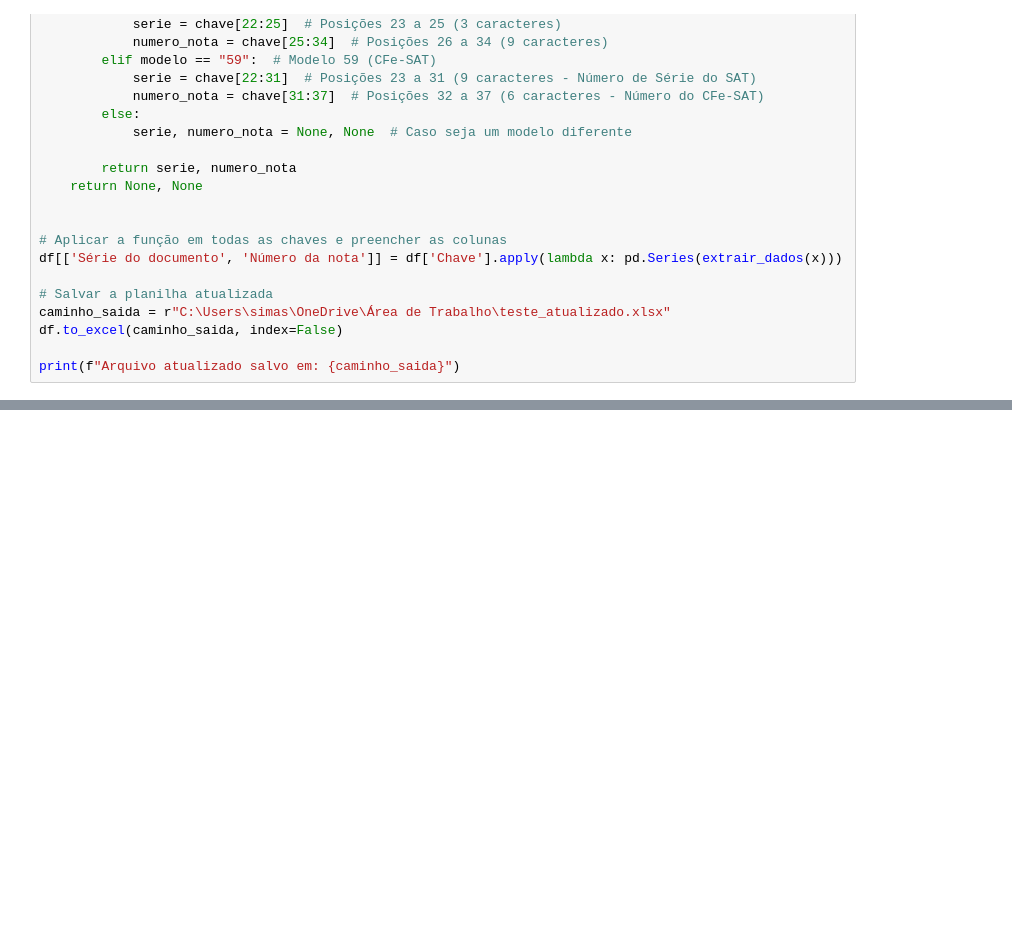
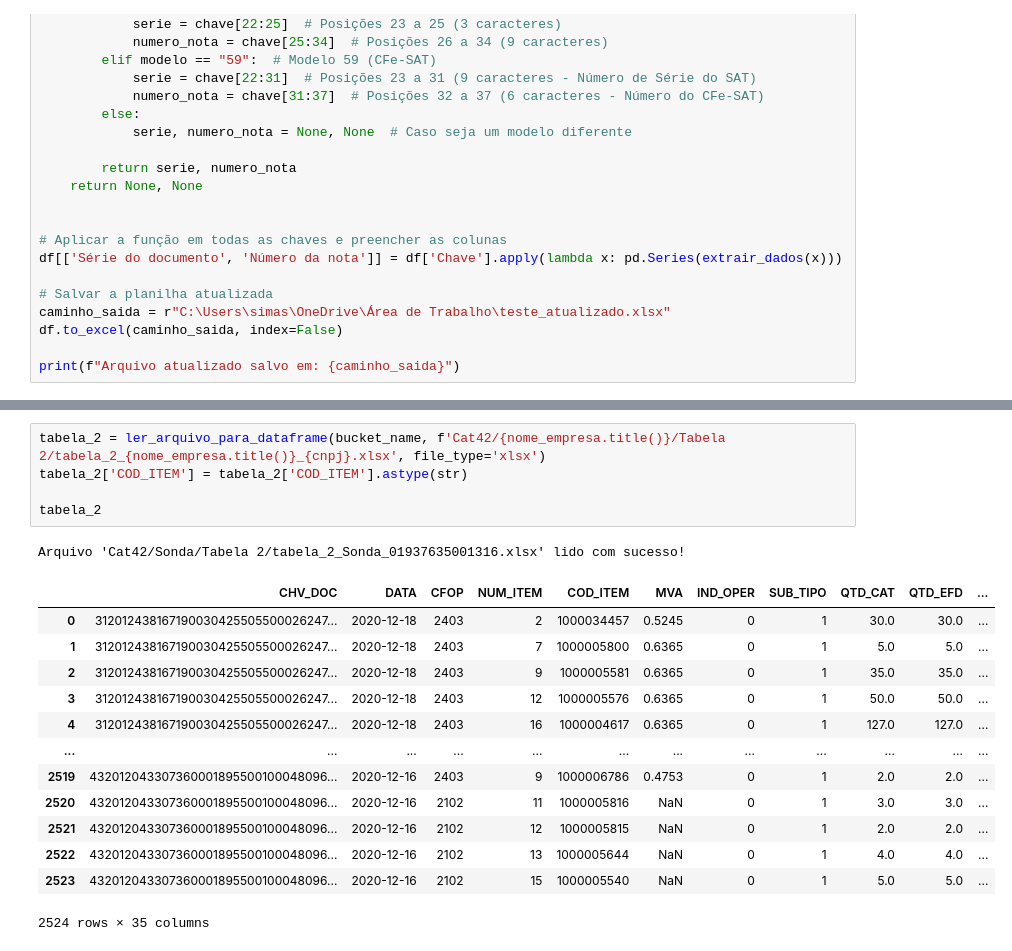
Before and after one commit to viniciuscatelani/Ressarcimento-CAT, a Jupyter notebook: src/etapas/testes_nb.ipynb, the cells around one changed output, grey strips where cells are left out. Cells and saved outputs as stored; diff of their text form; blank space fills up the shorter version.

```diff
--- a/src/etapas/testes_nb.ipynb
+++ b/src/etapas/testes_nb.ipynb
@@ -1294,0 +981,20 @@ data[data['CFOP'].isin([1403, 1411, 2411])]
+# %%
+tabela_2 = ler_arquivo_para_dataframe(bucket_name, f'Cat42/{nome_empresa.title()}/Tabela 2/tabela_2_{nome_empresa.title()}_{cnpj}.xlsx', file_type='xlsx')
+tabela_2['COD_ITEM'] = tabela_2['COD_ITEM'].astype(str)
+
+tabela_2
+# %% [output]
+Arquivo 'Cat42/Sonda/Tabela 2/tabela_2_Sonda_01937635001316.xlsx' lido com sucesso!
+|  | CHV_DOC | DATA | CFOP | NUM_ITEM | COD_ITEM | MVA | IND_OPER | SUB_TIPO | QTD_CAT | QTD_EFD | ... |
+| 0 | 312012438167190030425505500026247... | 2020-12-18 | 2403 | 2 | 1000034457 | 0.5245 | 0 | 1 | 30.0 | 30.0 | ... |
+| 1 | 312012438167190030425505500026247... | 2020-12-18 | 2403 | 7 | 1000005800 | 0.6365 | 0 | 1 | 5.0 | 5.0 | ... |
+| 2 | 312012438167190030425505500026247... | 2020-12-18 | 2403 | 9 | 1000005581 | 0.6365 | 0 | 1 | 35.0 | 35.0 | ... |
+| 3 | 312012438167190030425505500026247... | 2020-12-18 | 2403 | 12 | 1000005576 | 0.6365 | 0 | 1 | 50.0 | 50.0 | ... |
+| 4 | 312012438167190030425505500026247... | 2020-12-18 | 2403 | 16 | 1000004617 | 0.6365 | 0 | 1 | 127.0 | 127.0 | ... |
+| ... | ... | ... | ... | ... | ... | ... | ... | ... | ... | ... | ... |
+| 2519 | 432012043307360001895500100048096... | 2020-12-16 | 2403 | 9 | 1000006786 | 0.4753 | 0 | 1 | 2.0 | 2.0 | ... |
+| 2520 | 432012043307360001895500100048096... | 2020-12-16 | 2102 | 11 | 1000005816 | NaN | 0 | 1 | 3.0 | 3.0 | ... |
+| 2521 | 432012043307360001895500100048096... | 2020-12-16 | 2102 | 12 | 1000005815 | NaN | 0 | 1 | 2.0 | 2.0 | ... |
+| 2522 | 432012043307360001895500100048096... | 2020-12-16 | 2102 | 13 | 1000005644 | NaN | 0 | 1 | 4.0 | 4.0 | ... |
+| 2523 | 432012043307360001895500100048096... | 2020-12-16 | 2102 | 15 | 1000005540 | NaN | 0 | 1 | 5.0 | 5.0 | ... |
+2524 rows × 35 columns
```
Also changed, not shown: parts of 48 cells of this notebook, 4 other files.
